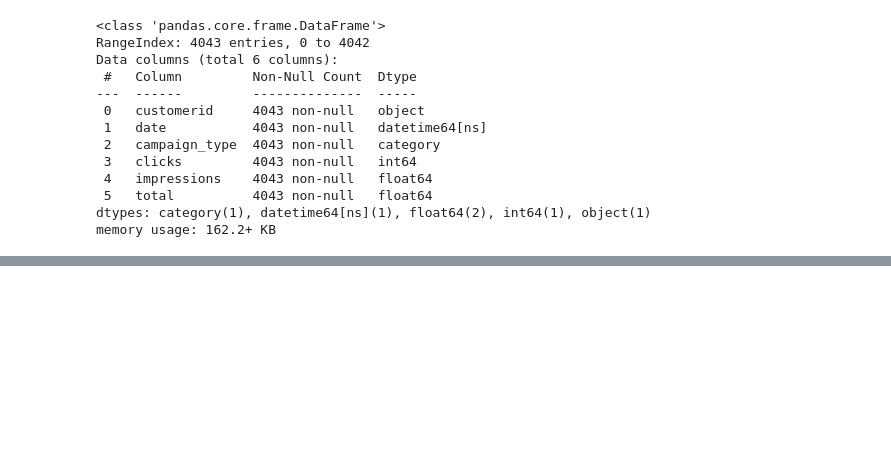
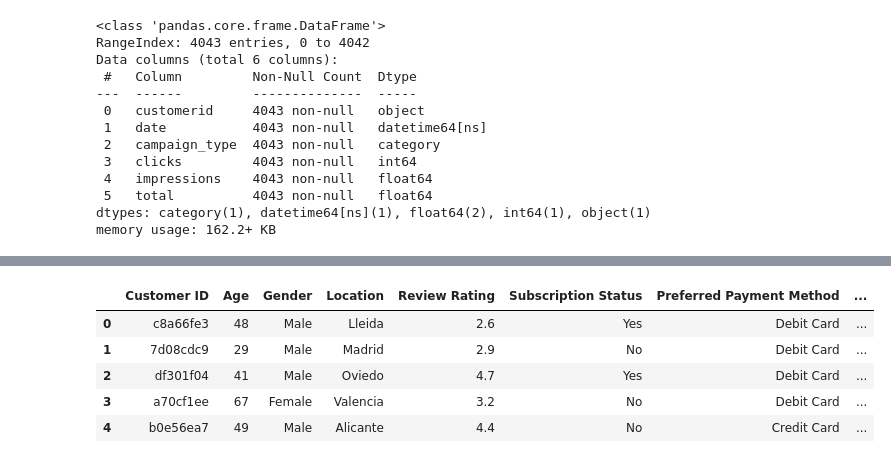
Before and after one commit to MiguelAMeloM/Miguel_DataAnalytics, a Jupyter notebook: campañas_marketing/analisis.ipynb, the cells around one changed output, grey strips where cells are left out. Saved outputs shown, nothing was run; the diff lists cells and outputs as text; code cells hidden in the pictures; blank space fills up the shorter version.

```diff
--- a/campañas_marketing/analisis.ipynb
+++ b/campañas_marketing/analisis.ipynb
@@ -576,0 +569,16 @@ plt.ylim((0,200))
+# %%
+df_customers = pd.merge(
+    df_customer,
+    df_profile,
+    how = 'inner',
+    left_on = 'Customer ID',
+    right_on = 'customerid'
+)
+df_customers.head()
+# %% [output]
+|  | Customer ID | Age | Gender | Location | Review Rating | Subscription Status | Preferred Payment Method | ... |
+| 0 | c8a66fe3 | 48 | Male | Lleida | 2.6 | Yes | Debit Card | ... |
+| 1 | 7d08cdc9 | 29 | Male | Madrid | 2.9 | No | Debit Card | ... |
+| 2 | df301f04 | 41 | Male | Oviedo | 4.7 | Yes | Debit Card | ... |
+| 3 | a70cf1ee | 67 | Female | Valencia | 3.2 | No | Debit Card | ... |
+| 4 | b0e56ea7 | 49 | Male | Alicante | 4.4 | No | Credit Card | ... |
```
Also changed, not shown: parts of 6 cells of this notebook.
